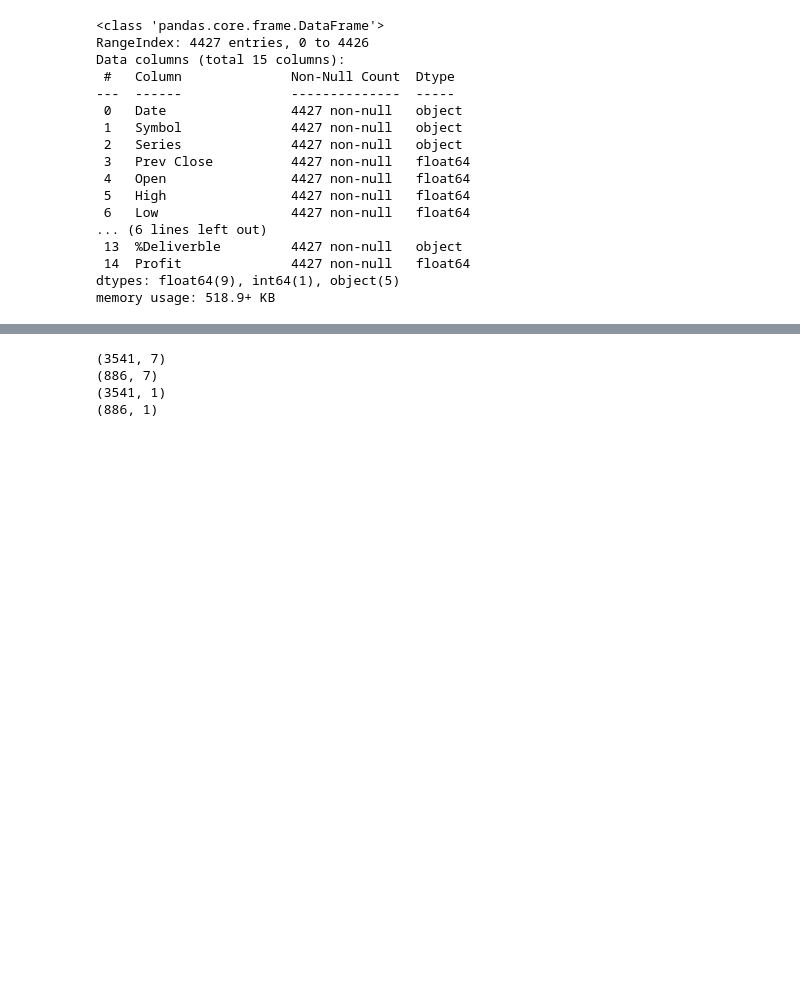
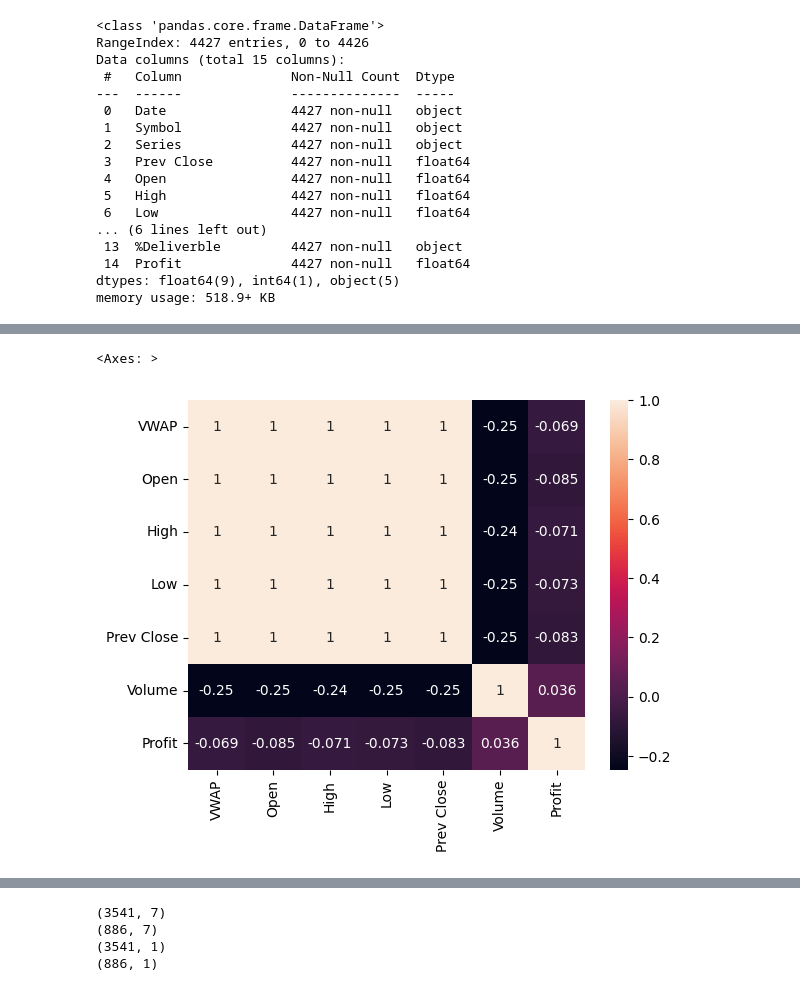
Before and after one commit to MonicaaY/B.Intern, a Jupyter notebook: Task_2_Stock_Prediction.ipynb, the cells around one changed output, grey strips where cells are left out. Drawn from its saved outputs; the diff is of its cells as text; code cells hidden in the pictures; blank space fills up the shorter version.

```diff
--- a/Task_2_Stock_Prediction.ipynb
+++ b/Task_2_Stock_Prediction.ipynb
@@ -320,3 +115,8 @@ chart
+# %%
+sns.heatmap(X.corr(), annot = True)
+# %% [output]
+<Axes: >
+[figure, added]
 # %%
 y
 # %% [output]
```
Also changed, not shown: parts of 19 cells of this notebook.
